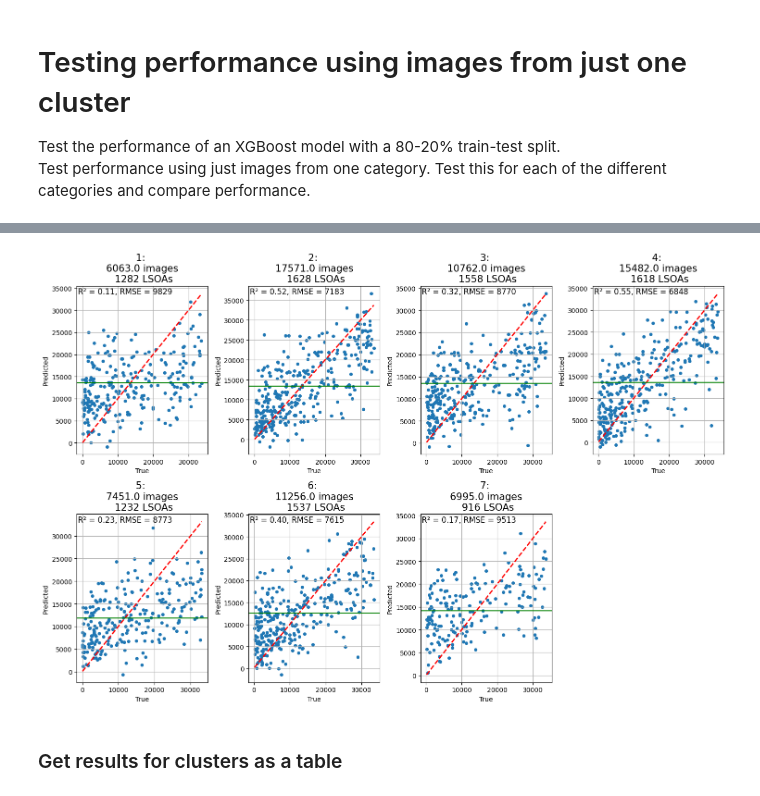
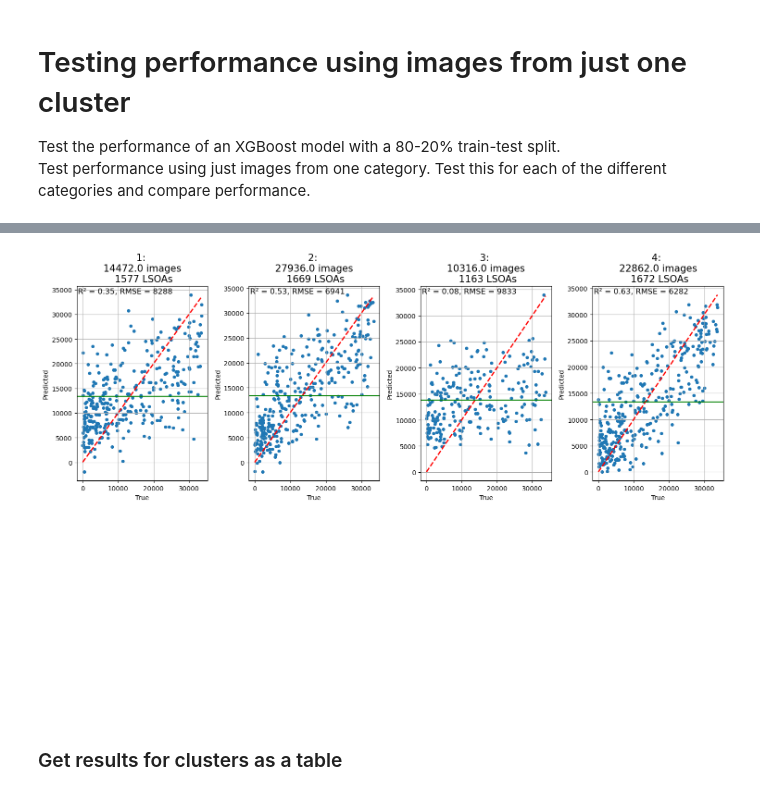
Before and after one commit to Urban-Analytics/INTEGRATE, a Jupyter notebook: llm/python/Embeddings/CLIP/WithClustering/8-RunModels_ForEachOf7Clusters.ipynb, the cells around one changed output, grey strips where cells are left out. Drawn from its saved outputs; the diff is of its cells as text; code cells hidden in the pictures.

Commit message:
updated script with claude

```diff
--- a/llm/python/Embeddings/CLIP/WithClustering/8-RunModels_ForEachOf7Clusters.ipynb
+++ b/llm/python/Embeddings/CLIP/WithClustering/8-RunModels_ForEachOf7Clusters.ipynb
@@ -74,5 +59,5 @@ Note: You have installed the 'manylinux2014' variant of XGBoost. Certain feature
 from directory_filepaths import *
 # %%
 # Number of clusters
-k = 7
+k = 4
 # %%
@@ -94,7 +82,11 @@ imd = imd.rename(columns=imd_col_map)
 # %% [markdown]
 ### Get embedding data
 # %%
-summary_df = pd.read_pickle(data_dir +f"per_lsoa_embedding_summaries/mean_embedding_per_cluster.pkl")
+# Load per-LSOA embedding summaries from script 7
+# (contains mean/median/min/max embedding per cluster, counts, and percentages)
+summary_df = pd.read_pickle(os.path.join(data_dir, "per_lsoa_embedding_summaries", "median_embedding_per_cluster.pkl"))
+
+# Join IMD data and create a re-ranked variable (ranks only LSOAs present in our data)
 summary_df_with_imd = pd.merge(left=summary_df, right=imd[['LSOA21CD', 'imd_rank']], on="LSOA21CD")
 summary_df_with_imd['imd_rerank'] = summary_df_with_imd['imd_rank'].rank(method='first').astype(int)
 # %% [markdown]
@@ -108,60 +97,46 @@ def is_missing_embedding(x):
 # %%
-fig, axs=plt.subplots(ncols=4, nrows=2, figsize=(15,10))
-axs=axs.flatten()
-i=0
+fig, axs = plt.subplots(ncols=4, nrows=2, figsize=(15, 10))
+axs = axs.flatten()
 
-# Create a dictionary to store results for each cluster
 results_per_cluster = {}
 
-for cluster_num in range(1,k+1) :
+for i, cluster_num in enumerate(range(1, k + 1)):
 
-    # Take a clone of the best model
-    model = clone(best_model) #(avoid contamination between clusters)
+    # Clone the best model for each cluster (avoid contamination between clusters)
+    model = clone(best_model)
 
-    column = f'{cluster_num}_{statistic}'
-    column_two = f'count_{cluster_num}'
-    one_image_type = summary_df_with_imd[["LSOA21CD", column, column_two, var_to_predict]].copy()
-    num_in_class = one_image_type[column_two].sum()
-    # Missing indicator
-    one_image_type["missing"] = one_image_type[column].apply(is_missing_embedding).astype(int)
+    emb_col = f'{cluster_num}_{statistic}'
+    count_col = f'count_{cluster_num}'
 
-    # Replace missing scalar 0 with a 512-dim zero vector
-    #one_image_type[column] = one_image_type[column].apply(
-    #    lambda x: np.zeros(512) if is_missing_embedding(x) else x)
+    one_image_type = summary_df_with_imd[["LSOA21CD", emb_col, count_col, var_to_predict]].copy()
+    num_in_class = one_image_type[count_col].sum()
 
-    one_image_type = one_image_type.sort_values("LSOA21CD").reset_index(drop=True)
+    # Drop LSOAs where this cluster has no images (embedding is NaN scalar)
+    has_embedding = one_image_type[emb_col].apply(lambda x: not (isinstance(x, float) and np.isnan(x)))
+    one_image_type = one_image_type[has_embedding].sort_values("LSOA21CD").reset_index(drop=True)
+    num_lsoas = len(one_image_type)
+    print(f"Cluster {cluster_num}: {num_lsoas} LSOAs, {num_in_class:.0f} images")
 
-    # Get rid of LSOAs with missing embeddings
-    one_image_type = one_image_type[one_image_type['missing']==0]
-    print(f"{cluster_num}, {len(one_image_type)}")
-    num_lsoas = len(one_image_type)
-
-    # Get response and predictor variables
-    X_emb = np.stack(one_image_type[column].values)
-    X_missing = one_image_type[["missing"]].values
-    X = np.hstack([X_emb, X_missing])
-
+    # Build feature matrix from embeddings
+    X = np.stack(one_image_type[emb_col].values)
     y = one_image_type[var_to_predict].values
 
-    # Train/test
-    X_train, X_test, y_train, y_test = train_test_split(X, y, test_size=0.2, random_state = 42)
+    # 80/20 train-test split
+    X_train, X_test, y_train, y_test = train_test_split(X, y, test_size=0.2, random_state=42)
 
-    # Use saved model
     model.fit(X_train, y_train)
-    # Predict and evaluate
     y_pred = model.predict(X_test)
 
-    # Usage example:
-    metrics = evaluate_imd_model(y_test, y_pred, cluster_num, num_in_class, num_lsoas, plot=False, plot_collectively =True, ax=axs[i])
+    metrics = evaluate_imd_model(
+        y_test, y_pred, cluster_num, num_in_class, num_lsoas,
+        plot=False, plot_collectively=True, ax=axs[i])
     axs[i].axhline(y=one_image_type[var_to_predict].mean(), color='green', linestyle='-')
 
-    # Store all the results
     results_per_cluster[cluster_num] = metrics
 
-    i=i+1
-
-for j in range(i, len(axs)):
+# Hide unused subplot axes
+for j in range(i + 1, len(axs)):
     axs[j].axis("off")
 
-    fig.tight_layout()
+fig.tight_layout()
 # %% [output]
@@ -175,4 +147,4 @@ for j in range(i, len(axs)):
-[figure, old version]
+[figure, new version]
 # %% [markdown]
 ### Get results for clusters as a table
 # %%
```
Also changed, not shown: parts of 6 cells of this notebook.
